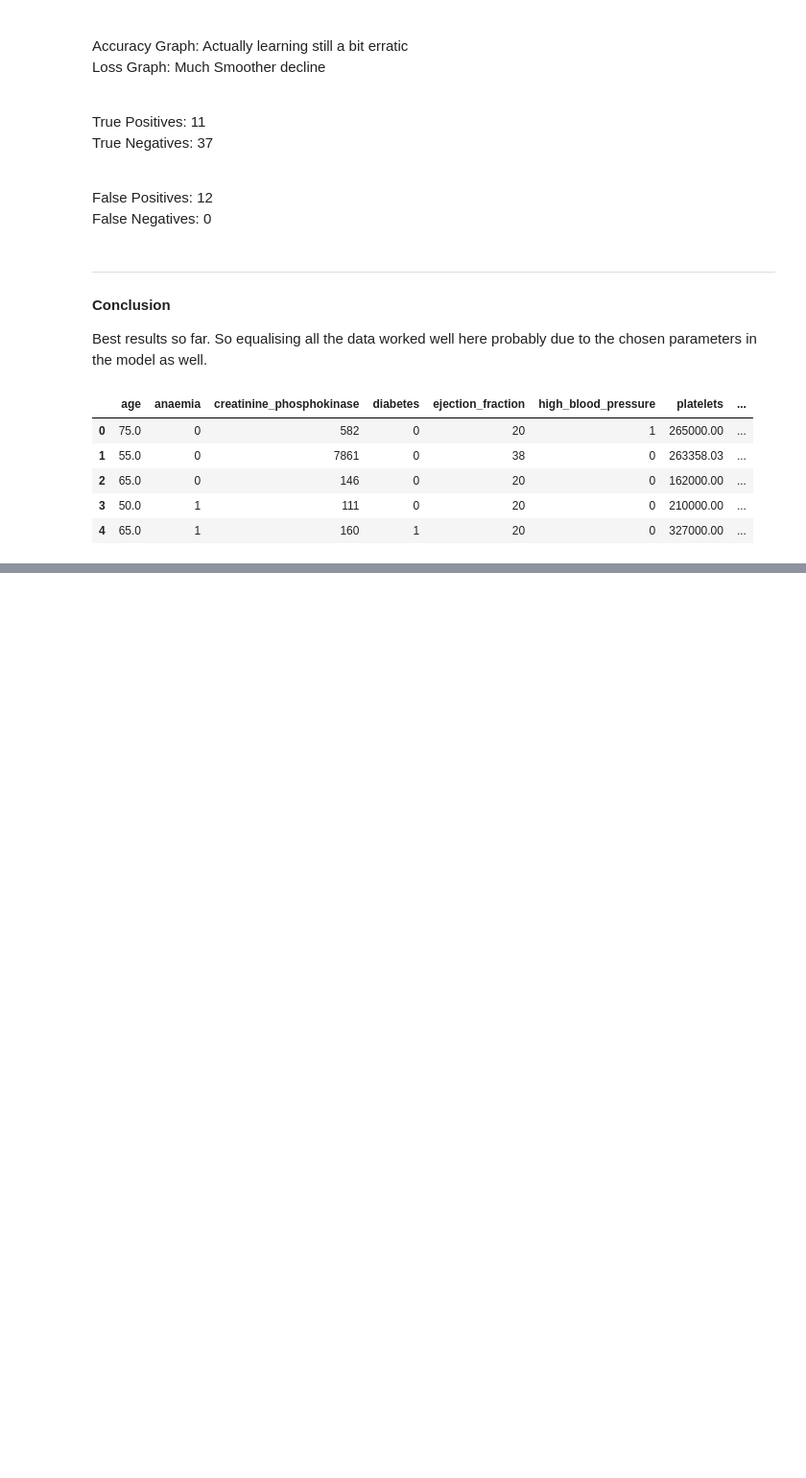
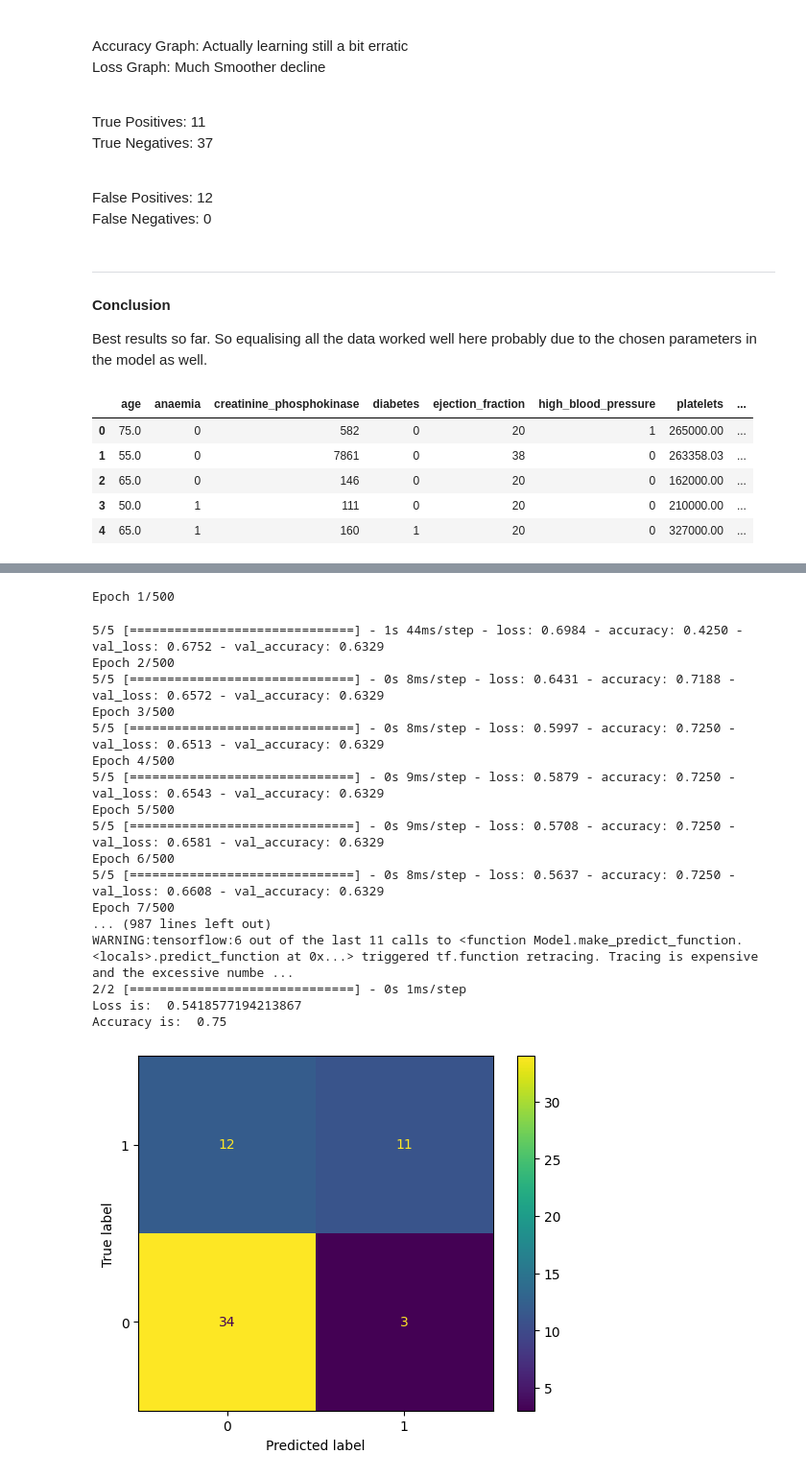
Before and after one commit to Korrin-F/tDS_Day_By_Days, a Jupyter notebook: Week 7 - Assignment ANN/ANN Assignment_tweaking.ipynb, the cells around one changed output, grey strips where cells are left out. Shown: that part at 96% size. Cells and saved outputs as stored; diff of their text form; code cells hidden in the pictures; blank space fills up the shorter version.

```diff
--- a/Week 7 - Assignment ANN/ANN Assignment_tweaking.ipynb
+++ b/Week 7 - Assignment ANN/ANN Assignment_tweaking.ipynb
@@ -495,0 +654,80 @@ Accuracy is:  0.800000011920929
+# %%
+# input dimension which is essentially the number of columns in the X_train dataset
+inp_dim = len(X_train.columns)
+
+# a random neuron number which is how wide the dataset is. I multiplied the input dimension by 16.
+neurons = 192
+# epochs is the number of times the model will run through the dataset with the aim of getting more accurate every time
+# running it to many times can cause overfitting
+epochs = 500
+# this will create a sequetial model which is a linear stack of layers
+model = Sequential()
+
+# this will add the first layer to the model called the activation layer
+model.add(Dense(neurons, input_dim=inp_dim, activation='relu'))
+# this next layer is an output layer, there are no hidden layers in this model
+model.add(Dense(1, activation='sigmoid'))
+# next we compile the model
+model.compile(loss='binary_crossentropy', optimizer='adam', metrics=['accuracy'])
+# fit the model to the training data
+history = model.fit(X_train, y_train, epochs=epochs, verbose=1, validation_split=0.33)
+
+# make predictions
+predictions = model.predict(X_test)
+# for prediction greater than 0.5 we will round up to 1 the rest will be rounded down to 0
+predictions = (predictions > 0.5)*1
+# capture the output of the model in a dataframe
+output = pd.DataFrame({'Actual': y_test, 'Predicted': predictions.flatten()})
+# write the outputs to a CSV file
+output.to_csv('output.csv', index=False)
+
+# evalute the model and print them out to see how well we did
+# return the loss value and metrics values for the model in test mode
+
+loss, accuracy = model.evaluate(X_test, y_test, verbose=0)
+print('Loss is: ', loss)
+print('Accuracy is: ', accuracy)
+
+cfm = confusion_matrix(y_test, predictions)
+disp = ConfusionMatrixDisplay(cfm)
+disp.plot()
+plt.gca().invert_yaxis()
+plt.show()
+
+# plot accuracy results at every epochs
+plt.plot(history.history['accuracy'])
+plt.plot(history.history['val_accuracy'])
+plt.title('Model Accuracy')
+plt.ylabel('Accuracy')
+plt.xlabel('Epoch')
+plt.legend(['Train', 'Test'], loc='upper left')
+plt.show()
+
+# plot the loss at every epoch
+plt.plot(history.history['loss'])
+plt.plot(history.history['val_loss'])
+plt.title('Model Loss')
+plt.ylabel('Loss')
+plt.xlabel('Epoch')
+plt.legend(['Train', 'Test'], loc='upper left')
+plt.show()
+# %% [output]
+Epoch 1/500
+5/5 [==============================] - 1s 44ms/step - loss: 0.6984 - accuracy: 0.4250 - val_loss: 0.6752 - val_accuracy: 0.6329
+Epoch 2/500
+5/5 [==============================] - 0s 8ms/step - loss: 0.6431 - accuracy: 0.7188 - val_loss: 0.6572 - val_accuracy: 0.6329
+Epoch 3/500
+5/5 [==============================] - 0s 8ms/step - loss: 0.5997 - accuracy: 0.7250 - val_loss: 0.6513 - val_accuracy: 0.6329
+Epoch 4/500
+5/5 [==============================] - 0s 9ms/step - loss: 0.5879 - accuracy: 0.7250 - val_loss: 0.6543 - val_accuracy: 0.6329
+Epoch 5/500
+5/5 [==============================] - 0s 9ms/step - loss: 0.5708 - accuracy: 0.7250 - val_loss: 0.6581 - val_accuracy: 0.6329
+Epoch 6/500
+5/5 [==============================] - 0s 8ms/step - loss: 0.5637 - accuracy: 0.7250 - val_loss: 0.6608 - val_accuracy: 0.6329
+Epoch 7/500
+... (987 lines left out)
+WARNING:tensorflow:6 out of the last 11 calls to <function Model.make_predict_function.<locals>.predict_function at 0x...> triggered tf.function retracing. Tracing is expensive and the excessive numbe ...
+2/2 [==============================] - 0s 1ms/step
+Loss is:  0.5418577194213867
+Accuracy is:  0.75
+[figure, added]
```
Also changed, not shown: parts of 12 cells of this notebook, 2 other files.
